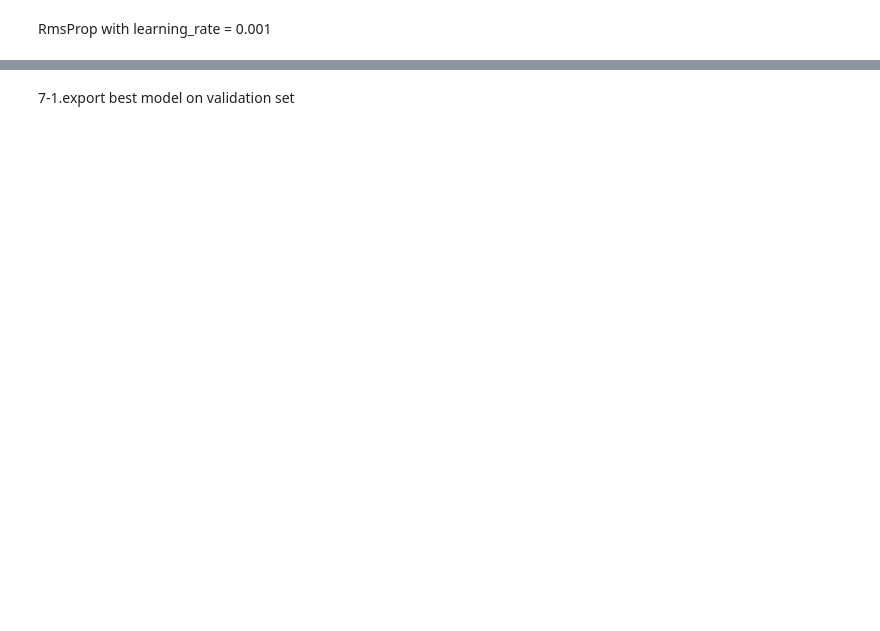
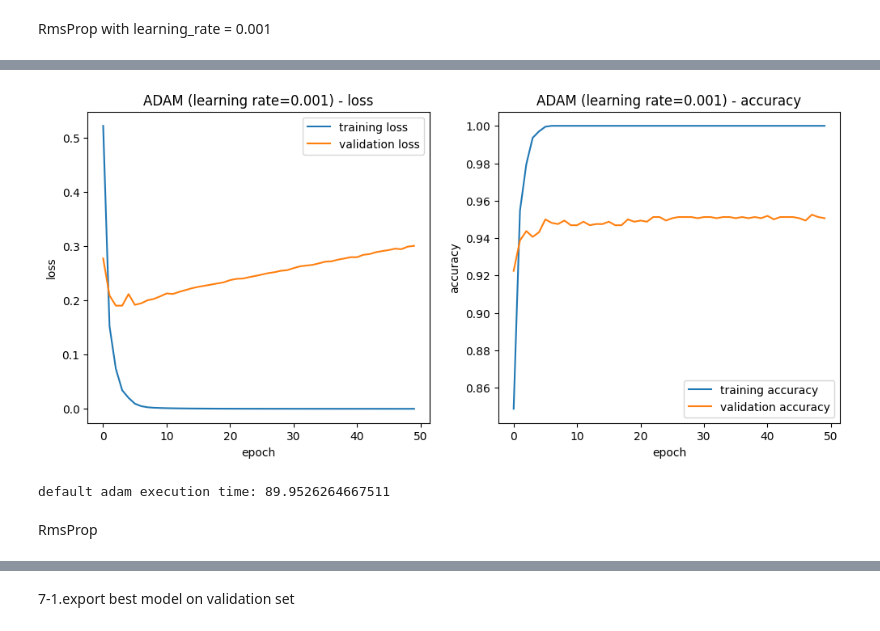
Before and after one commit to amaliahm/deep_learning_tps, a Jupyter notebook: tp2/tp2.ipynb, the cells around one changed output, grey strips where cells are left out. Cells and saved outputs as stored; diff of their text form; code cells hidden in the pictures; blank space fills up the shorter version.

```diff
--- a/tp2/tp2.ipynb
+++ b/tp2/tp2.ipynb
@@ -452,0 +541,9 @@ sgd_time = sgd_time_end - sgd_time_start
+# %%
+default_adam_model = define_sequantial_model()
+
+default_adam_time_start = time.time()
+default_adam_model.compile(optimizer=Adam(learning_rate=0.001), loss='categorical_crossentropy', metrics=['accuracy'])
+default_adam_history = training_sequantial_model_no_batch_size(default_adam_model)
+default_adam_time_end = time.time()
+
+default_adam_time = default_adam_time_end - default_adam_time_start
@@ -452,0 +568,10 @@ sgd_time = sgd_time_end - sgd_time_start
+# %%
+plot_learning_curves(default_adam_history, 'ADAM (learning rate=0.001)')
+# %% [output]
+[figure, added]
+# %%
+print('default adam execution time:', default_adam_time)
+# %% [output]
+default adam execution time: 89.9526264667511
+# %% [markdown]
+RmsProp
```
Also changed, not shown: parts of 24 cells of this notebook, 1 other file.
